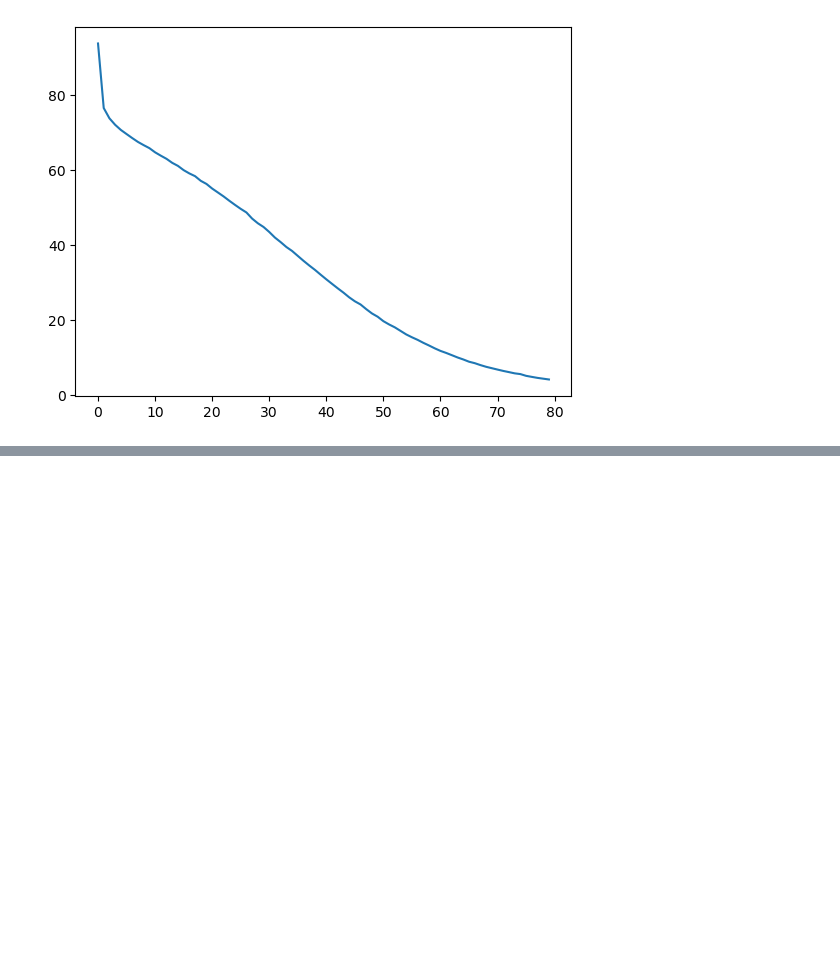
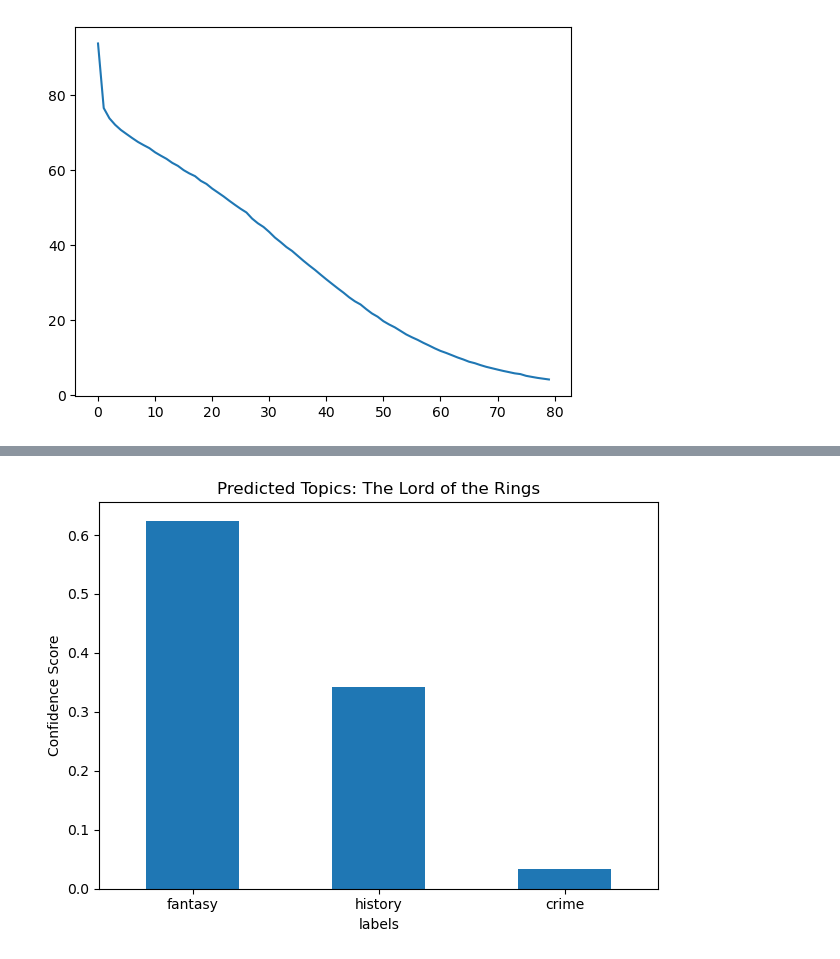
Before and after one commit to lorinachey/AI-ML-Practice, a Jupyter notebook: PyTorchPractice/PyTorchFoundations/NLP/nlp.ipynb, the cells around one changed output, grey strips where cells are left out. Cells and saved outputs as stored; diff of their text form; code cells hidden in the pictures; blank space fills up the shorter version.

Commit message:
Add the zero-shot classification notebook section to NLP

```diff
--- a/PyTorchPractice/PyTorchFoundations/NLP/nlp.ipynb
+++ b/PyTorchPractice/PyTorchFoundations/NLP/nlp.ipynb
@@ -191,3 +191,91 @@ Epoch [80/80] | Loss: 4.0877
 Model Accuracy: 65.49%
 Naive Baseline Accuracy: 41.01%
 [figure]
+# %%
+"""
+Zero-Shot Text Classification Demo
+-----------------------------------
+Classifies text documents into candidate topics using a pretrained
+Hugging Face model (`facebook/bart-large-mnli`).
+"""
+
+from transformers import pipeline
+import pandas as pd
+import matplotlib.pyplot as plt
+
+# Model Setup
+TASK = "zero-shot-classification"
+MODEL_NAME = "facebook/bart-large-mnli"
+
+# Load the pretrained zero-shot classifier
+classifier = pipeline(task=TASK, model=MODEL_NAME)
+
+
+# =============================================================================
+# Input Data
+# =============================================================================
+documents = [
+    # Crime novel: Raymond Chandler
+    (
+        "It was about eleven o’clock in the morning, mid October, with the sun not shining "
+        "and a look of hard wet rain in the clearness of the foothills. I was wearing my "
+        "powder-blue suit... I was everything the well-dressed private detective ought to be."
+    ),
+    # Fantasy novel: J.R.R. Tolkien
+    (
+        "When Mr. Bilbo Baggins of Bag End announced that he would shortly be celebrating "
+        "his eleventy-first birthday with a party of special magnificence, there was much "
+        "talk and excitement in Hobbiton."
+    ),
+    # Non-fiction / History: Bill Bryson
+    (
+        "Welcome. And congratulations. I am delighted that you could make it. Getting here "
+        "wasn’t easy, I know... trillions of drifting atoms had somehow to assemble in an "
+        "intricate and curiously obliging manner to create you."
+    ),
+]
+
+candidate_labels = ["crime", "fantasy", "history"]
+
+
+# =============================================================================
+# Model Inference
+# =============================================================================
+# Perform zero-shot classification for all documents at once
+results = classifier(documents, candidate_labels=candidate_labels)
+
+# =============================================================================
+# Visualization Example
+# =============================================================================
+# Convert one example (second document) to DataFrame for plotting
+example_idx = 1  # "The Lord of the Rings"
+example_result = pd.DataFrame({
+    "labels": results[example_idx]["labels"],
+    "scores": results[example_idx]["scores"]
+})
+
+ax = example_result.plot.bar(
+    x="labels",
+    y="scores",
+    rot=0,
+    title="Predicted Topics: The Lord of the Rings",
+    legend=False
+)
+ax.set_ylabel("Confidence Score")
+plt.tight_layout()
+plt.show()
+
+# =============================================================================
+# Multi-Label Classification Example
+# =============================================================================
+# Allow multiple labels to be true simultaneously (multi-label mode)
+multi_label_result = classifier(
+    documents[0],
+    candidate_labels=candidate_labels,
+    multi_label=True
+)
+
+print("\nMulti-label classification for first document:")
+for label, score in zip(multi_label_result["labels"], multi_label_result["scores"]):
+    print(f"  {label:<10} → {score:.3f}")
+# %% [output]
@@ -193,0 +283 @@ Naive Baseline Accuracy: 41.01%
+[figure, added]
```
Also changed, not shown: parts of 1 cell of this notebook.
